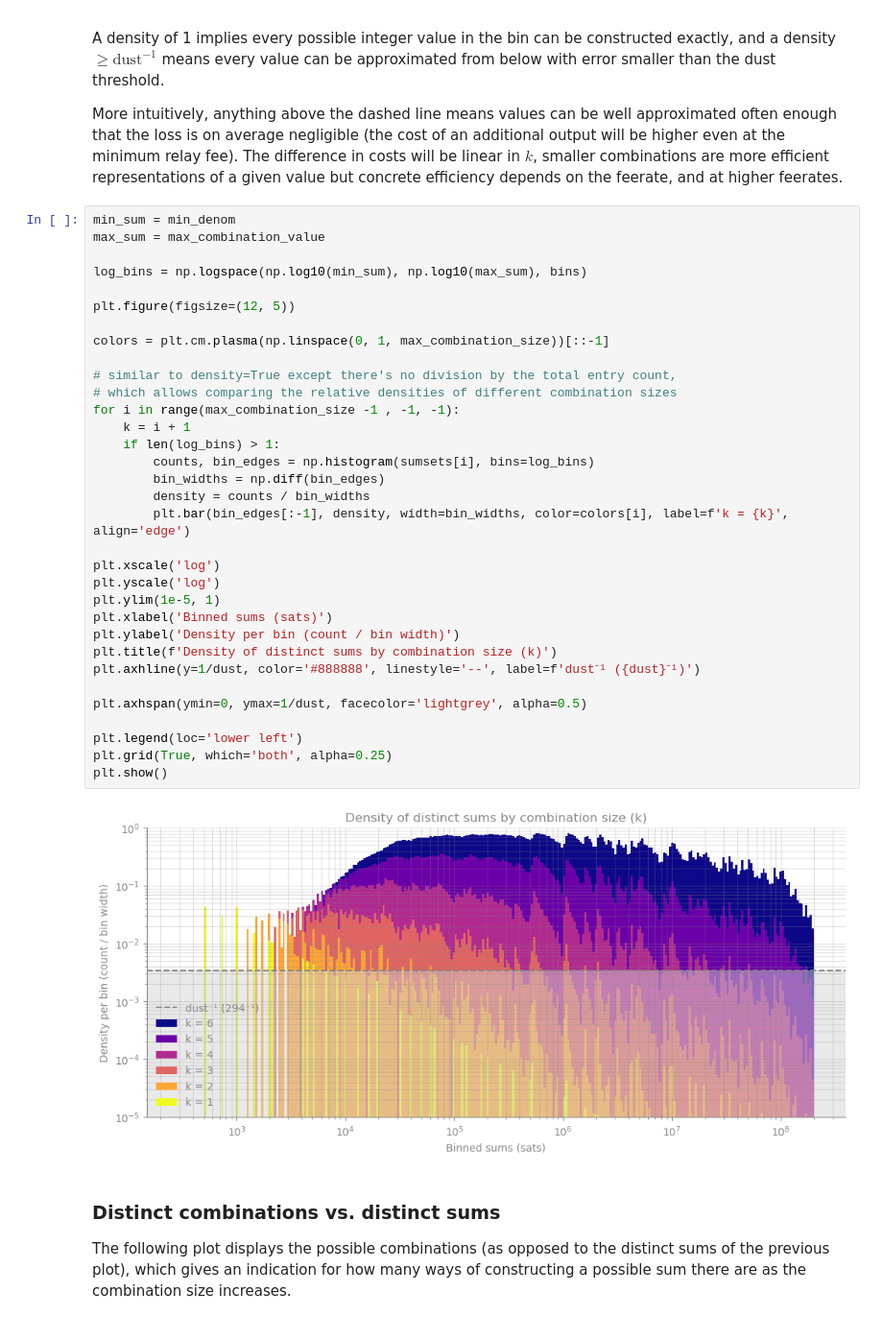
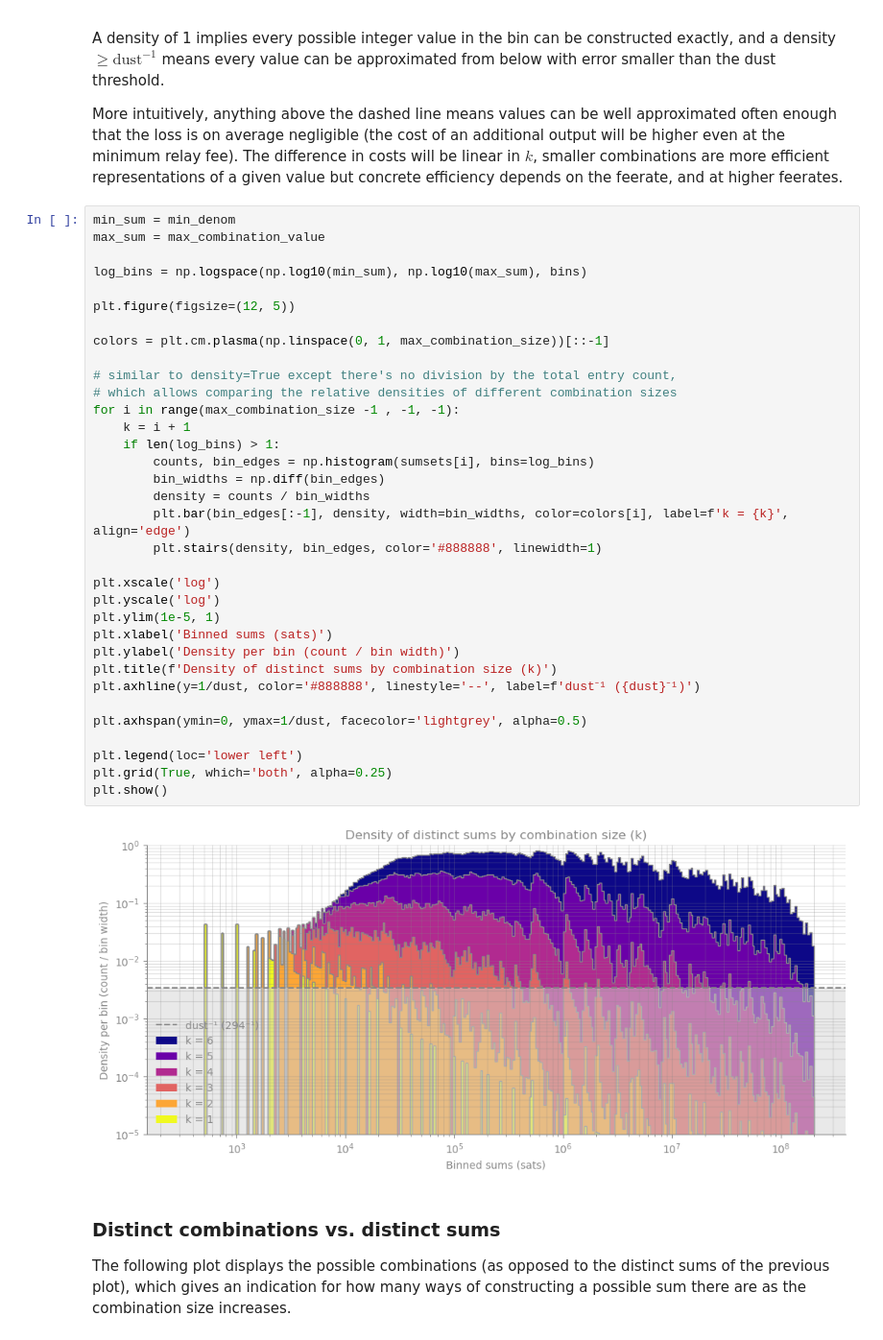
Before and after one commit to fungi-protocol/docs, a Jupyter notebook: docs/Denominations_and_gap_size_distributions.ipynb, the cells around one changed output. Shown at 96% size. Drawn from its saved outputs; the diff is of its cells as text.

Commit message:
outline density series to read on dark pages
With a transparent figure the darkest plasma fills sit directly on the
page, and on the dark themes they nearly vanish into it. A grey outline
per series keeps each silhouette visible on either theme.

```diff
--- a/docs/Denominations_and_gap_size_distributions.ipynb
+++ b/docs/Denominations_and_gap_size_distributions.ipynb
@@ -394,34 +394,35 @@ max_sum = max_combination_value
 log_bins = np.logspace(np.log10(min_sum), np.log10(max_sum), bins)
 
 plt.figure(figsize=(12, 5))
 
 colors = plt.cm.plasma(np.linspace(0, 1, max_combination_size))[::-1]
 
 # similar to density=True except there's no division by the total entry count,
 # which allows comparing the relative densities of different combination sizes
 for i in range(max_combination_size -1 , -1, -1):
     k = i + 1
     if len(log_bins) > 1:
         counts, bin_edges = np.histogram(sumsets[i], bins=log_bins)
         bin_widths = np.diff(bin_edges)
         density = counts / bin_widths
         plt.bar(bin_edges[:-1], density, width=bin_widths, color=colors[i], label=f'k = {k}', align='edge')
+        plt.stairs(density, bin_edges, color='#888888', linewidth=1)
 
 plt.xscale('log')
 plt.yscale('log')
 plt.ylim(1e-5, 1)
 plt.xlabel('Binned sums (sats)')
 plt.ylabel('Density per bin (count / bin width)')
 plt.title(f'Density of distinct sums by combination size (k)')
 plt.axhline(y=1/dust, color='#888888', linestyle='--', label=f'dust⁻¹ ({dust}⁻¹)')
 
 plt.axhspan(ymin=0, ymax=1/dust, facecolor='lightgrey', alpha=0.5)
 
 plt.legend(loc='lower left')
 plt.grid(True, which='both', alpha=0.25)
 plt.show()
 # %% [output]
-[figure, old version]
+[figure, new version]
 # %% [markdown]
 ### Distinct combinations vs. distinct sums
 
```
